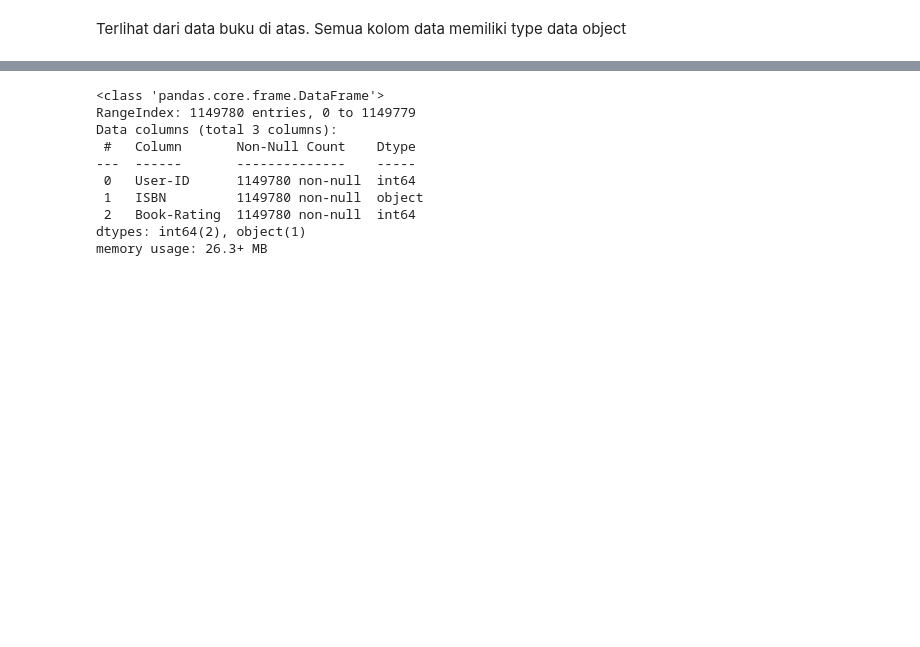
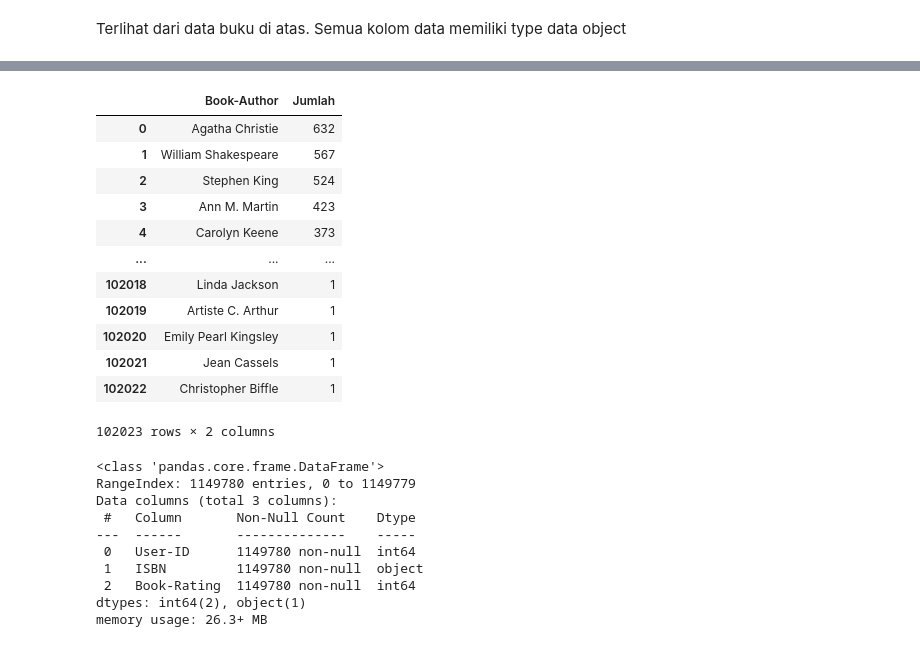
Before and after one commit to ziss11/books-recommendation, a Jupyter notebook: BookRecommendation.ipynb, the cells around one changed output, grey strips where cells are left out. Cells and saved outputs as stored; diff of their text form; code cells hidden in the pictures; blank space fills up the shorter version.

```diff
--- a/BookRecommendation.ipynb
+++ b/BookRecommendation.ipynb
@@ -124,3 +145,23 @@ Terlihat dari data buku di atas. Semua kolom data memiliki type data object
+# %%
+author_list = books['Book-Author'].value_counts().keys()
+jumlah = books['Book-Author'].value_counts()
+
+author_count = pd.DataFrame({'Book-Author': author_list, 'Jumlah': jumlah}).reset_index(drop=True)
+author_count
+# %% [output]
+|  | Book-Author | Jumlah |
+| 0 | Agatha Christie | 632 |
+| 1 | William Shakespeare | 567 |
+| 2 | Stephen King | 524 |
+| 3 | Ann M. Martin | 423 |
+| 4 | Carolyn Keene | 373 |
+| ... | ... | ... |
+| 102018 | Linda Jackson | 1 |
+| 102019 | Artiste C. Arthur | 1 |
+| 102020 | Emily Pearl Kingsley | 1 |
+| 102021 | Jean Cassels | 1 |
+| 102022 | Christopher Biffle | 1 |
+102023 rows × 2 columns
 # %%
 ratings.info()
 # %% [output]
```
Also changed, not shown: parts of 34 cells of this notebook.
